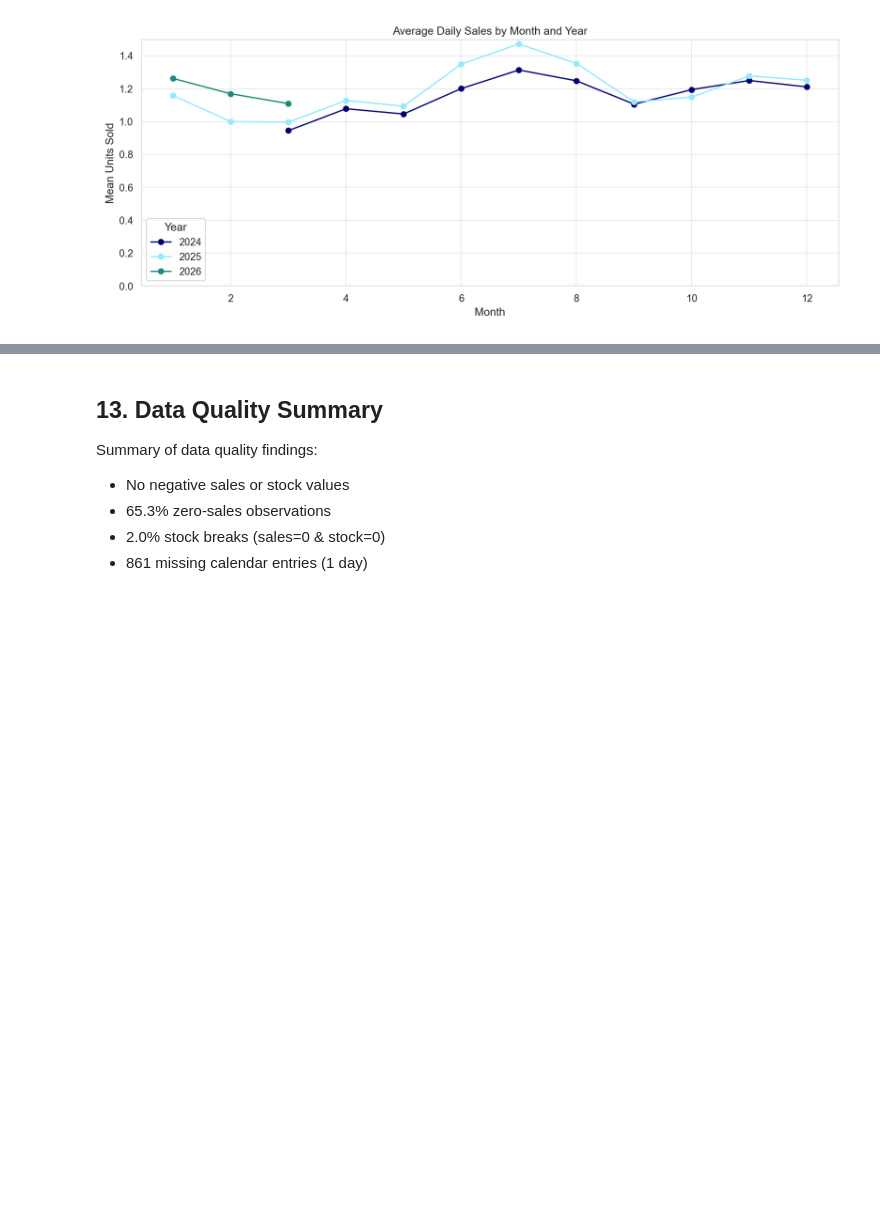
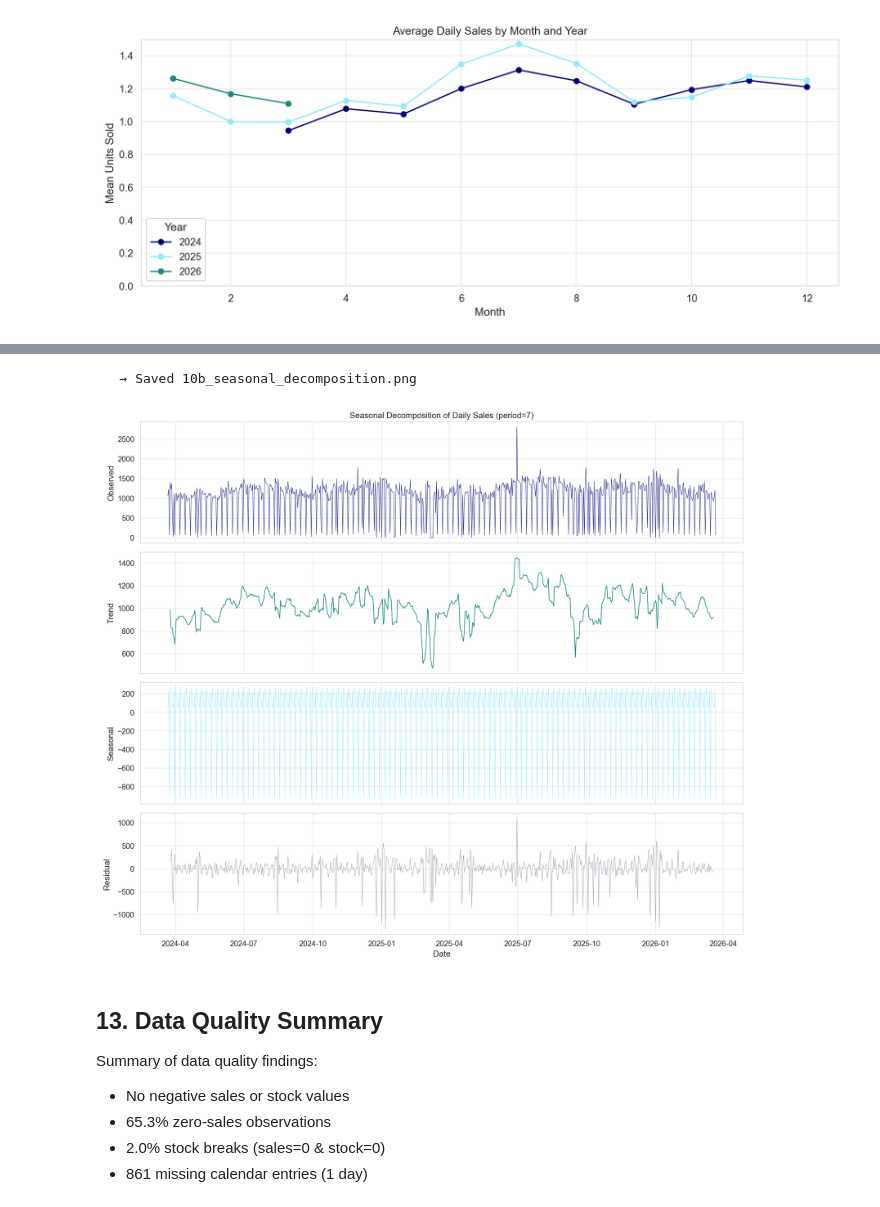
Before and after one commit to onamasserra/tfm-demand-forecasting, a Jupyter notebook: TFM_Ona_Code/01_eda.ipynb, the cells around one changed output, grey strips where cells are left out. Cells and saved outputs as stored; diff of their text form; code cells hidden in the pictures; blank space fills up the shorter version.

Commit message:
feat: Add seasonal decomposition to EDA notebook and thesis

```diff
--- a/TFM_Ona_Code/01_eda.ipynb
+++ b/TFM_Ona_Code/01_eda.ipynb
@@ -350,3 +354,28 @@ Name: udsVenta, dtype: float64
+# %%
+from statsmodels.tsa.seasonal import seasonal_decompose
+
+# Aggregate daily total sales
+daily_total = df.groupby('fecha')['udsVenta'].sum().sort_index()
+
+# Decompose with weekly period (7 days)
+decomp = seasonal_decompose(daily_total, model='additive', period=7)
+
+fig, axes = plt.subplots(4, 1, figsize=(14, 12), sharex=True)
+axes[0].plot(decomp.observed, color=PRIMARY, linewidth=0.5)
+axes[0].set_ylabel('Observed')
+axes[0].set_title('Seasonal Decomposition of Daily Sales (period=7)')
+axes[1].plot(decomp.trend, color=ACCENT, linewidth=1)
+axes[1].set_ylabel('Trend')
+axes[2].plot(decomp.seasonal, color=SECONDARY, linewidth=0.5)
+axes[2].set_ylabel('Seasonal')
+axes[3].plot(decomp.resid, color=NEUTRAL, linewidth=0.5, alpha=0.7)
+axes[3].set_ylabel('Residual')
+axes[3].set_xlabel('Date')
+save_fig_nb('10b_seasonal_decomposition')
+plt.show()
+# %% [output]
+   → Saved 10b_seasonal_decomposition.png
+[figure, added]
 # %% [markdown]
 ## 13. Data Quality Summary
 
```
Also changed, not shown: parts of 1 cell of this notebook, 3 other files.
